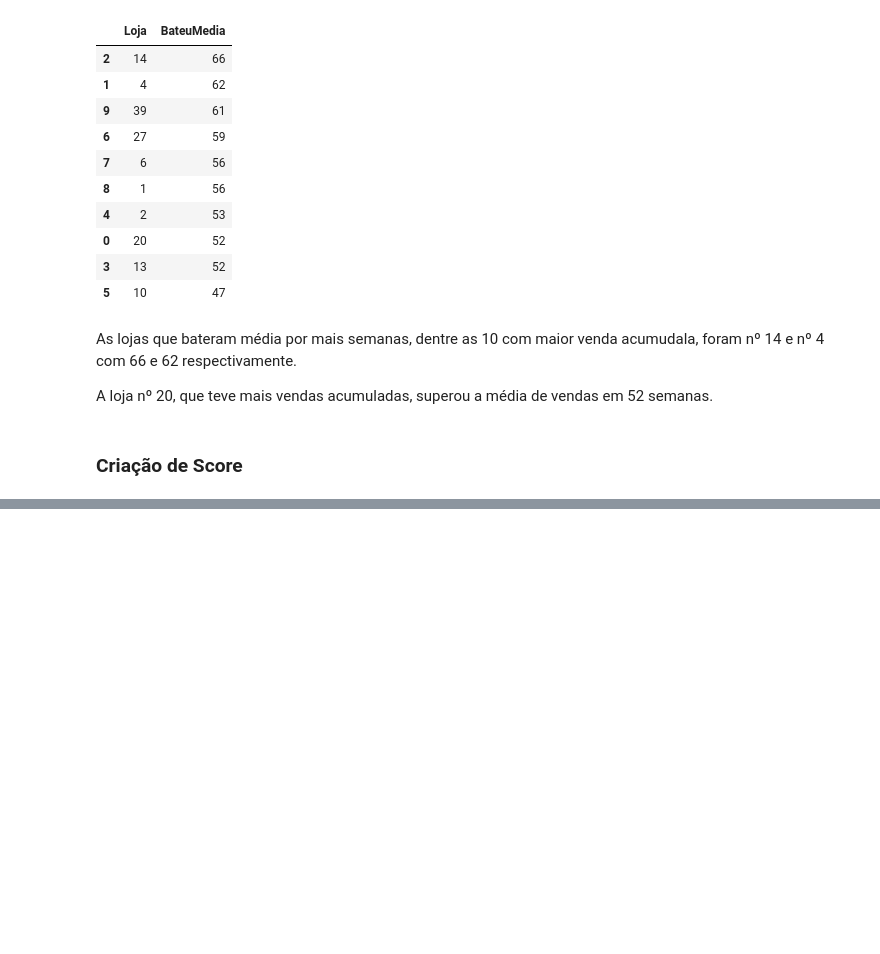
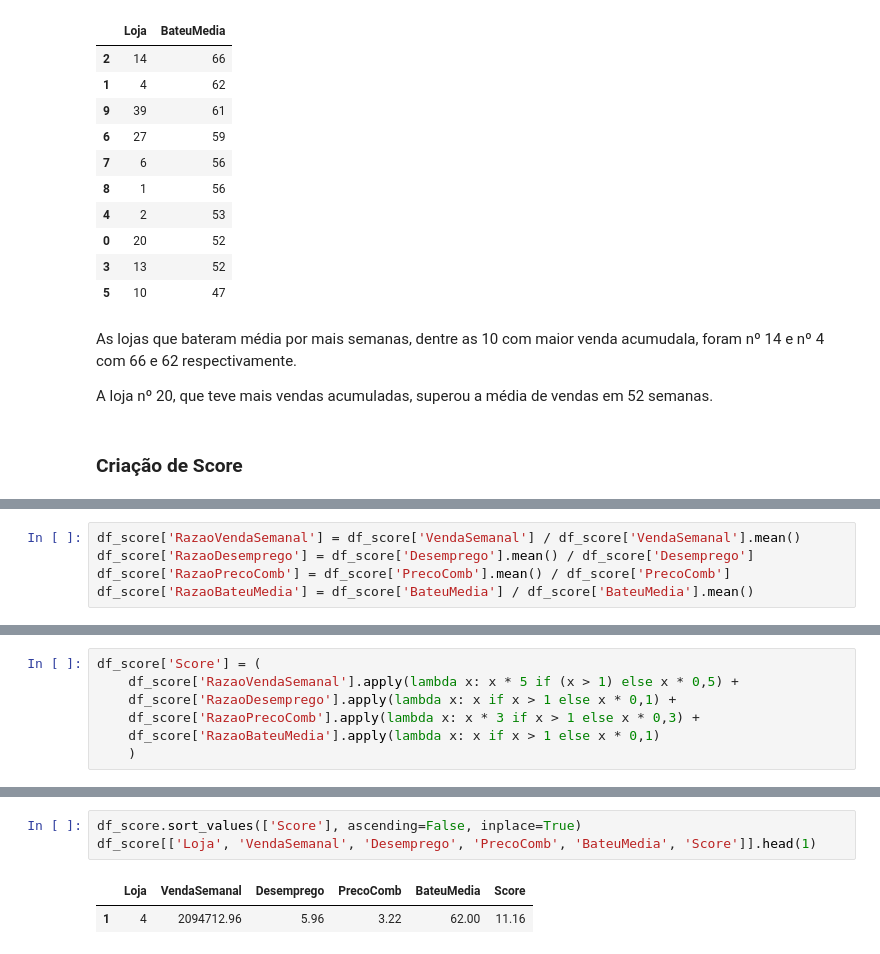
Before and after one commit to bruna-calistrate/deliv2-dex03-wallmart, a Jupyter notebook: D3G01_Mini_Projeto_2_Walmart.ipynb, the cells around one changed output, grey strips where cells are left out. Drawn from its saved outputs; the diff is of its cells as text; blank space fills up the shorter version.

```diff
--- a/D3G01_Mini_Projeto_2_Walmart.ipynb
+++ b/D3G01_Mini_Projeto_2_Walmart.ipynb
@@ -422,0 +456,5 @@ A loja nº 20, que teve mais vendas acumuladas, superou a média de vendas em 52
+# %%
+df_score['RazaoVendaSemanal'] = df_score['VendaSemanal'] / df_score['VendaSemanal'].mean()
+df_score['RazaoDesemprego'] = df_score['Desemprego'].mean() / df_score['Desemprego']
+df_score['RazaoPrecoComb'] = df_score['PrecoComb'].mean() / df_score['PrecoComb']
+df_score['RazaoBateuMedia'] = df_score['BateuMedia'] / df_score['BateuMedia'].mean()
@@ -422,0 +463,7 @@ A loja nº 20, que teve mais vendas acumuladas, superou a média de vendas em 52
+# %%
+df_score['Score'] = (
+    df_score['RazaoVendaSemanal'].apply(lambda x: x * 5 if (x > 1) else x * 0,5) +
+    df_score['RazaoDesemprego'].apply(lambda x: x if x > 1 else x * 0,1) +
+    df_score['RazaoPrecoComb'].apply(lambda x: x * 3 if x > 1 else x * 0,3) +
+    df_score['RazaoBateuMedia'].apply(lambda x: x if x > 1 else x * 0,1)
+    )
@@ -422,0 +476,6 @@ A loja nº 20, que teve mais vendas acumuladas, superou a média de vendas em 52
+# %%
+df_score.sort_values(['Score'], ascending=False, inplace=True)
+df_score[['Loja', 'VendaSemanal', 'Desemprego', 'PrecoComb', 'BateuMedia', 'Score']].head(1)
+# %% [output]
+|  | Loja | VendaSemanal | Desemprego | PrecoComb | BateuMedia | Score |
+| 1 | 4 | 2094712.96 | 5.96 | 3.22 | 62.00 | 11.16 |
```
Also changed, not shown: parts of 7 cells of this notebook.
